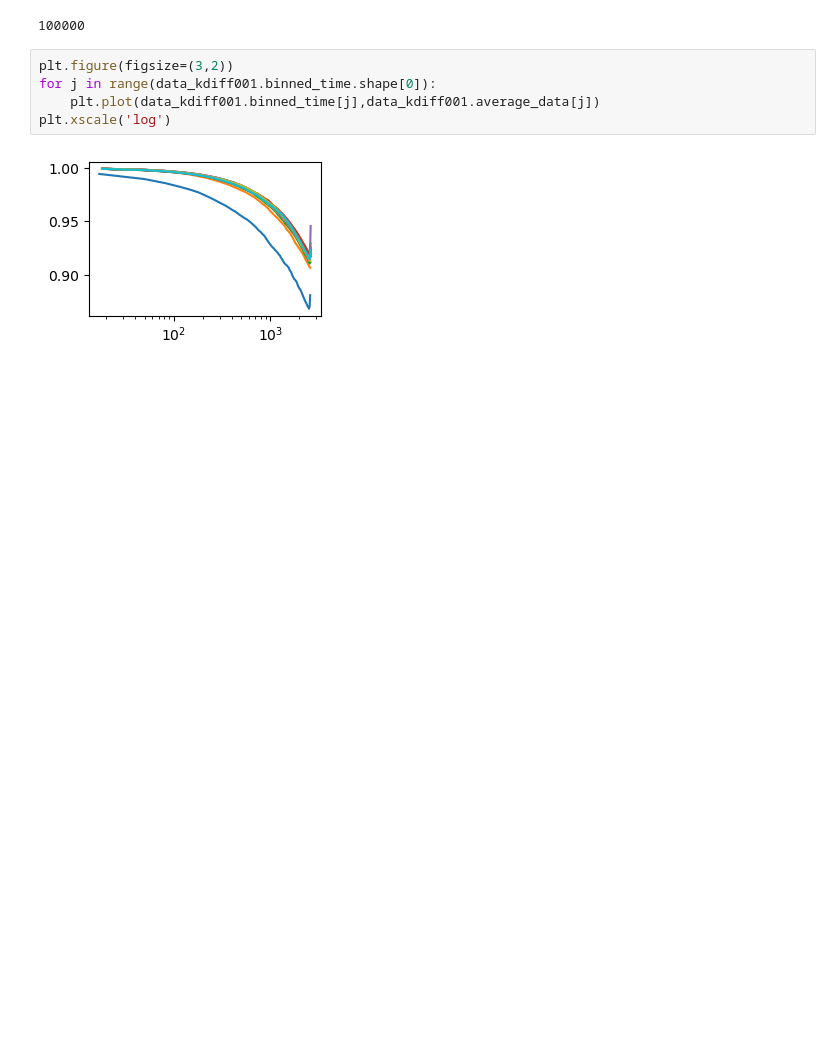
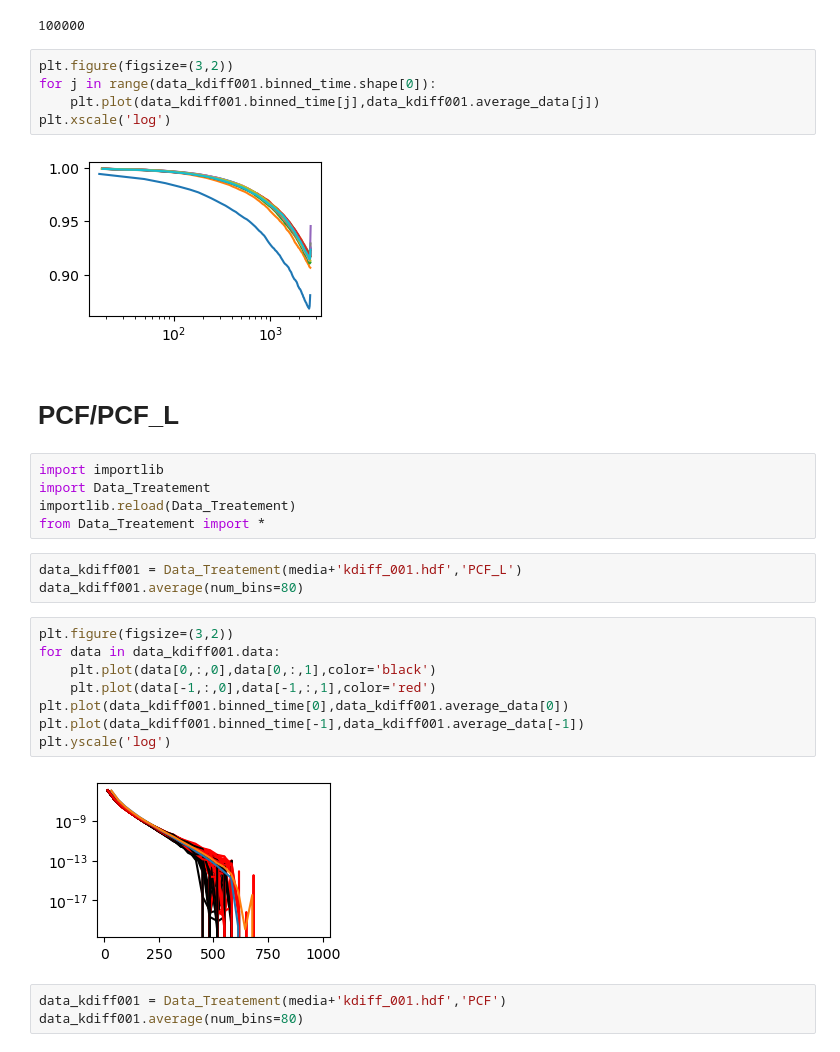
Before and after one commit to HugoLeRoy94/Parallel_gillespie, a Jupyter notebook: Analyze/Analyze_kdiff.ipynb, the cells around one changed output. Drawn from its saved outputs; the diff is of its cells as text; blank space fills up the shorter version.

```diff
--- a/Analyze/Analyze_kdiff.ipynb
+++ b/Analyze/Analyze_kdiff.ipynb
@@ -145,3 +151,26 @@ for j in range(data_kdiff001.binned_time.shape[0]):
 plt.xscale('log')
 # %% [output]
 [figure]
+# %% [markdown]
+# PCF/PCF_L
+# %%
+import importlib
+import Data_Treatement
+importlib.reload(Data_Treatement)
+from Data_Treatement import *
+# %%
+data_kdiff001 = Data_Treatement(media+'kdiff_001.hdf','PCF_L')
+data_kdiff001.average(num_bins=80)
+# %%
+plt.figure(figsize=(3,2))
+for data in data_kdiff001.data:
+    plt.plot(data[0,:,0],data[0,:,1],color='black')
+    plt.plot(data[-1,:,0],data[-1,:,1],color='red')
+plt.plot(data_kdiff001.binned_time[0],data_kdiff001.average_data[0])
+plt.plot(data_kdiff001.binned_time[-1],data_kdiff001.average_data[-1])
+plt.yscale('log')
+# %% [output]
+[figure, added]
+# %%
+data_kdiff001 = Data_Treatement(media+'kdiff_001.hdf','PCF')
+data_kdiff001.average(num_bins=80)
```
Also changed, not shown: parts of 6 cells of this notebook, 4 other files.
